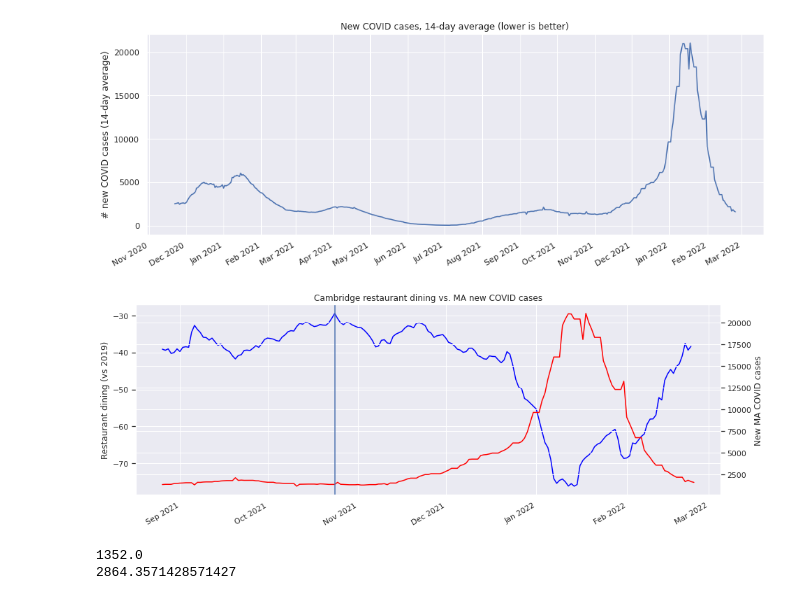
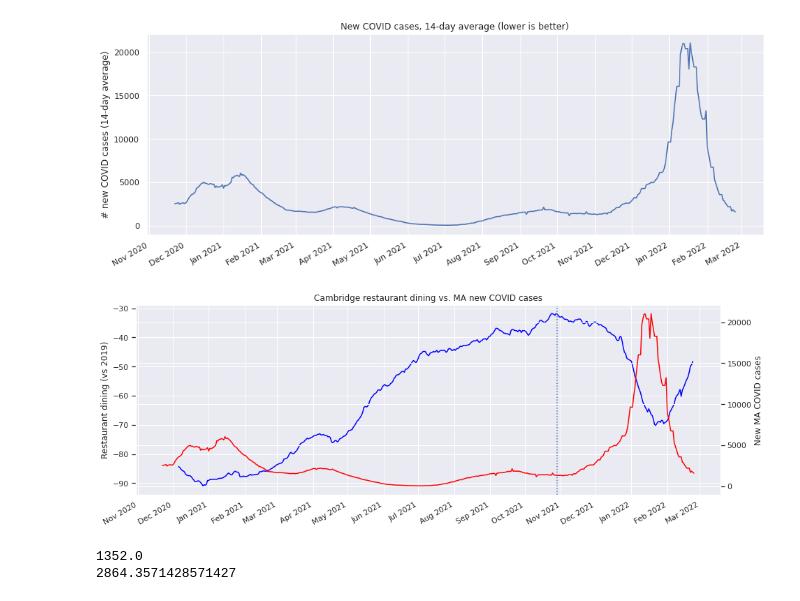
Before and after one commit to itamarst/cambridge-dining, a Jupyter notebook: dining-cambridge.ipynb, the cells around one changed output. Saved outputs shown, nothing was run; the diff lists cells and outputs as text; code cells hidden in the pictures.

```diff
--- a/dining-cambridge.ipynb
+++ b/dining-cambridge.ipynb
@@ -102,20 +102,20 @@ plot_series(new_covid_14dayaverage, "New COVID cases, 14-day average (lower is b
 [figure]
 # %%
 plt.figure(figsize=(15,5))
-ax = sns.lineplot(data=cambridge_14dayaverage.iloc[290:], color="blue")
-ax2 = sns.lineplot(data=new_covid_14dayaverage.iloc[290:], ax=ax.twinx(), color="red")
+ax = sns.lineplot(data=cambridge_28dayaverage, color="blue")
+ax2 = sns.lineplot(data=new_covid_14dayaverage, ax=ax.twinx(), color="red")
 ax.set_title("Cambridge restaurant dining vs. MA new COVID cases")
 ax.set(ylabel="Restaurant dining (vs 2019)")
 ax.xaxis.set_major_formatter(mdates.DateFormatter('%b %Y'))
 for label in ax.get_xticklabels(which='major'):
     label.set(rotation=30, horizontalalignment='right')
 ax2.set(ylabel="New MA COVID cases")
 ax.xaxis.set_major_locator(mdates.MonthLocator())
 from datetime import datetime
-plt.axvline(x=datetime(2021, 10, 24))
+plt.axvline(x=datetime(2021, 10, 29), linestyle=":")
 plt.show()
 # %% [output]
-[figure, old version]
+[figure, new version]
 # %%
 print(new_covid_14dayaverage[datetime(2021,11,1)])
 print(new_covid_14dayaverage[datetime(2021,12,1)])
```
Also changed, not shown: parts of 2 cells of this notebook.
